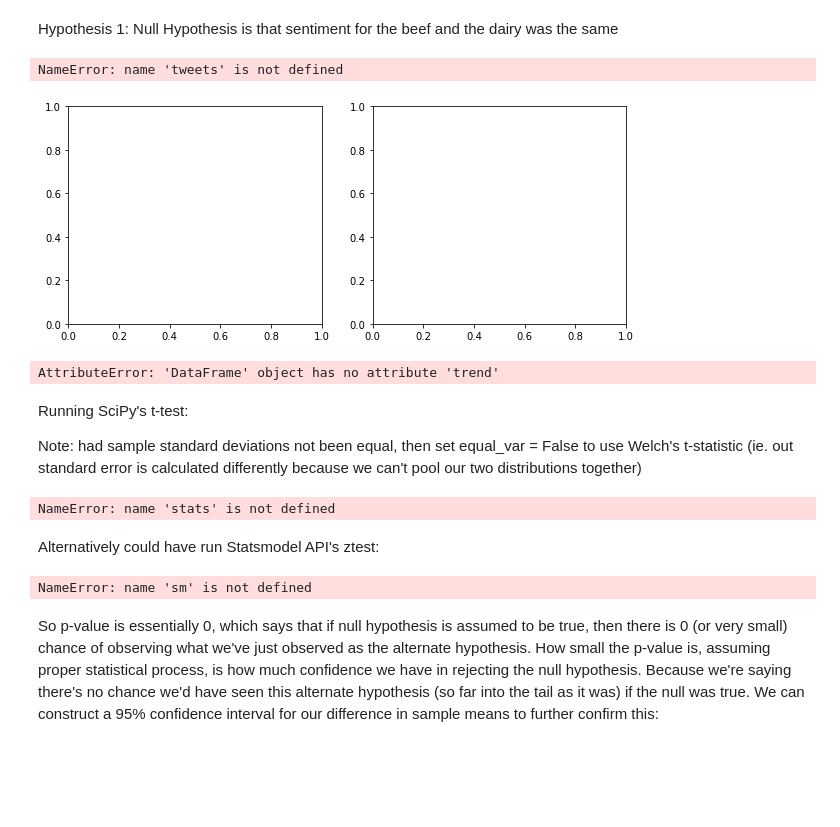
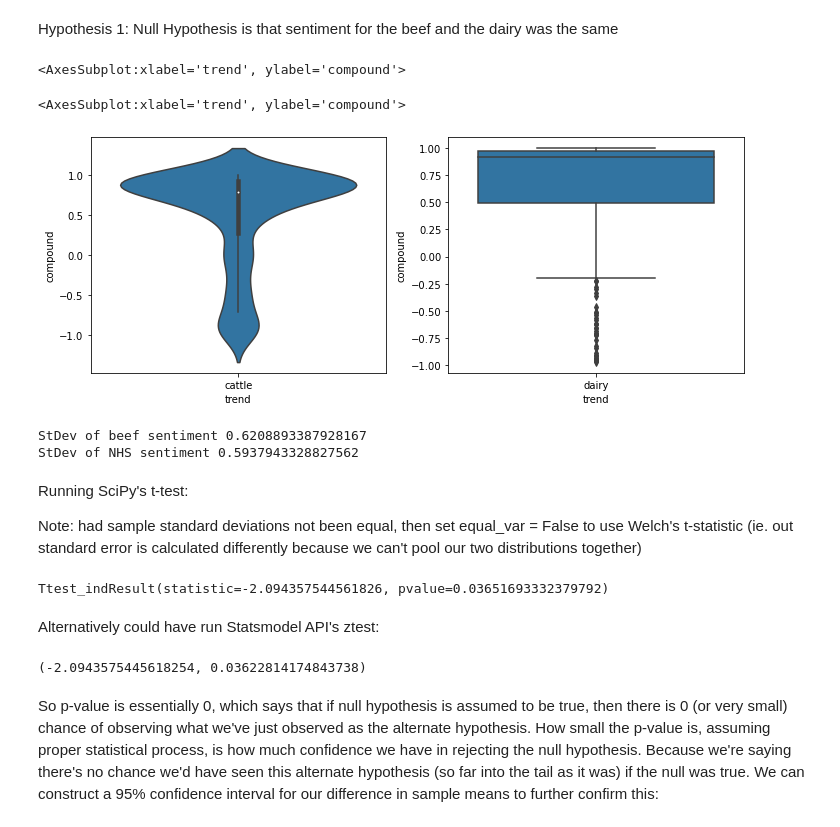
Before and after one commit to TahirAwwad/agriculture-data-analytics, a Jupyter notebook: notebooks/notebook-4-03-st-ifa-ie-beef-v-dairy-articles.ipynb, the cells around one changed output. Drawn from its saved outputs; the diff is of its cells as text; code cells hidden in the pictures; blank space fills up the shorter version.

Commit message:
403 ifa beef v dairy

```diff
--- a/notebooks/notebook-4-03-st-ifa-ie-beef-v-dairy-articles.ipynb
+++ b/notebooks/notebook-4-03-st-ifa-ie-beef-v-dairy-articles.ipynb
@@ -97,7 +108,7 @@ def vader_scorer(df):
     Returns: Dataframe of vader scores
     '''
     analyzer = SentimentIntensityAnalyzer()
-    vader_scores = df.loc[:,'text'].map(analyzer.polarity_scores)
+    vader_scores = df.loc[:,'Text'].map(analyzer.polarity_scores)
 
     dvec = DictVectorizer()
     vader_scores = dvec.fit_transform(vader_scores)
@@ -112,6 +121,11 @@ KeyError: 'text'
+# %%
+# make trend lower case - mm
+df.columns = ['URL', 'Heading', 'Date', 'trend', 'Text', 'HTML Content', 'compound',
+       'neg', 'neu', 'pos']
 # %%
-beef_dataframe = df[df['Trend'] == 'beef']
-dairy_dataframe = df[df['Trend'] == 'dairy']
+beef_dataframe = df[df['trend'] == 'cattle'] # was 'beef'
+dairy_dataframe = df[df['trend'] == 'dairy']
 #TODO: Michael
+beef_dataframe.head()
 dairy_dataframe.head()
 # %% [output]
@@ -126,34 +146,38 @@ Hypothesis 1:
 Null Hypothesis is that sentiment for the beef and the dairy was the same
 # %%
 fig, ax = plt.subplots(ncols=2, figsize=(10,4))
-sns.violinplot(y='compound', x='trend', data=df[tweets.topical_orgs != ''], ax=ax[0])
-sns.boxplot(y='compound', x='trend', data=df[tweets.topical_orgs != ''], ax=ax[1])
+sns.violinplot(y='compound', x='trend', data=beef_dataframe, ax=ax[0])
+sns.boxplot(y='compound', x='trend', data=dairy_dataframe, ax=ax[1])
 plt.tight_layout()
-show.plt
+#show.plt  # Was producing error - don't know what it is meant to do.
+
+#plt.show()
 # %% [output]
-NameError: name 'tweets' is not defined
+<AxesSubplot:xlabel='trend', ylabel='compound'>
+<AxesSubplot:xlabel='trend', ylabel='compound'>
-[figure, old version]
+[figure, new version]
 # %%
-print('StDev of beef sentiment',np.std(df[df.trend == 'beef']['compound']))
+print('StDev of beef sentiment',np.std(df[df.trend == 'cattle']['compound']))
 print('StDev of NHS sentiment',np.std(df[df.trend == 'dairy']['compound']))
 # %% [output]
-AttributeError: 'DataFrame' object has no attribute 'trend'
+StDev of beef sentiment 0.6208893387928167
+StDev of NHS sentiment 0.5937943328827562
 # %% [markdown]
 Running SciPy's t-test:
 
 Note: had sample standard deviations not been equal, then set equal_var = False to use Welch's t-statistic (ie. out standard error is calculated differently because we can't pool our two distributions together)
 # %%
-stats.ttest_ind(df[df.trend == 'beef']['compound'],
+stats.ttest_ind(df[df.trend == 'cattle']['compound'],
                 df[df.trend == 'dairy']['compound'], equal_var=True)
 # %% [output]
-NameError: name 'stats' is not defined
+Ttest_indResult(statistic=-2.094357544561826, pvalue=0.03651693332379792)
 # %% [markdown]
 Alternatively could have run Statsmodel API's ztest:
 # %%
-sm.stats.ztest(df[df.trend == 'beef']['compound'],
+sm.stats.ztest(df[df.trend == 'cattle']['compound'],
                df[df.trend == 'dairy']['compound'])
 # %% [output]
-NameError: name 'sm' is not defined
+(-2.0943575445618254, 0.03622814174843738)
 # %% [markdown]
 So p-value is essentially 0, which says that if null hypothesis is assumed to be true, then there is 0 (or very small) chance of observing what we've just observed as the alternate hypothesis.
 How small the p-value is, assuming proper statistical process, is how much confidence we have in rejecting the null hypothesis. Because we're saying there's no chance we'd have seen this alternate hypothesis (so far into the tail as it was) if the null was true.
```
Also changed, not shown: parts of 11 cells of this notebook, 1 other file.
